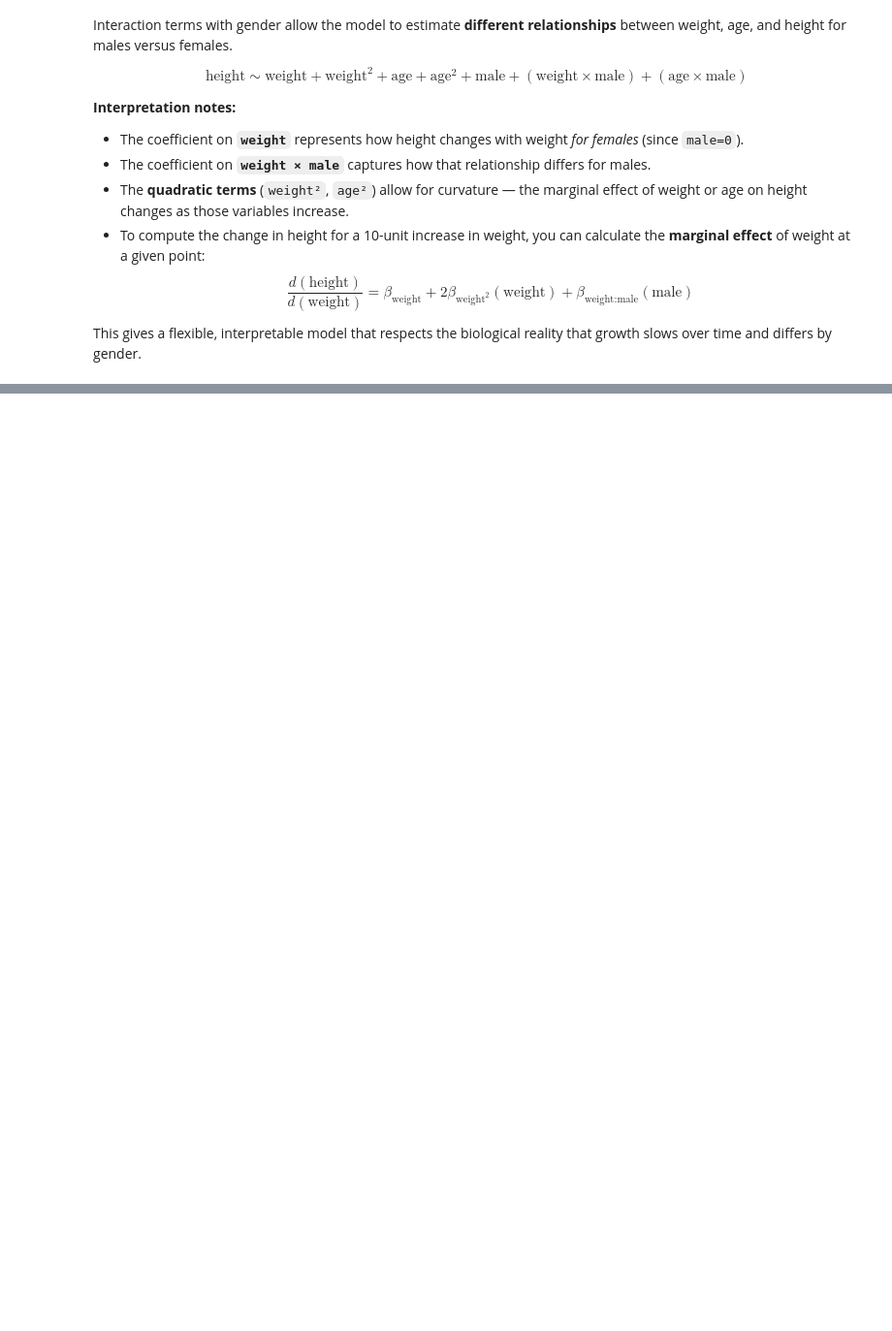
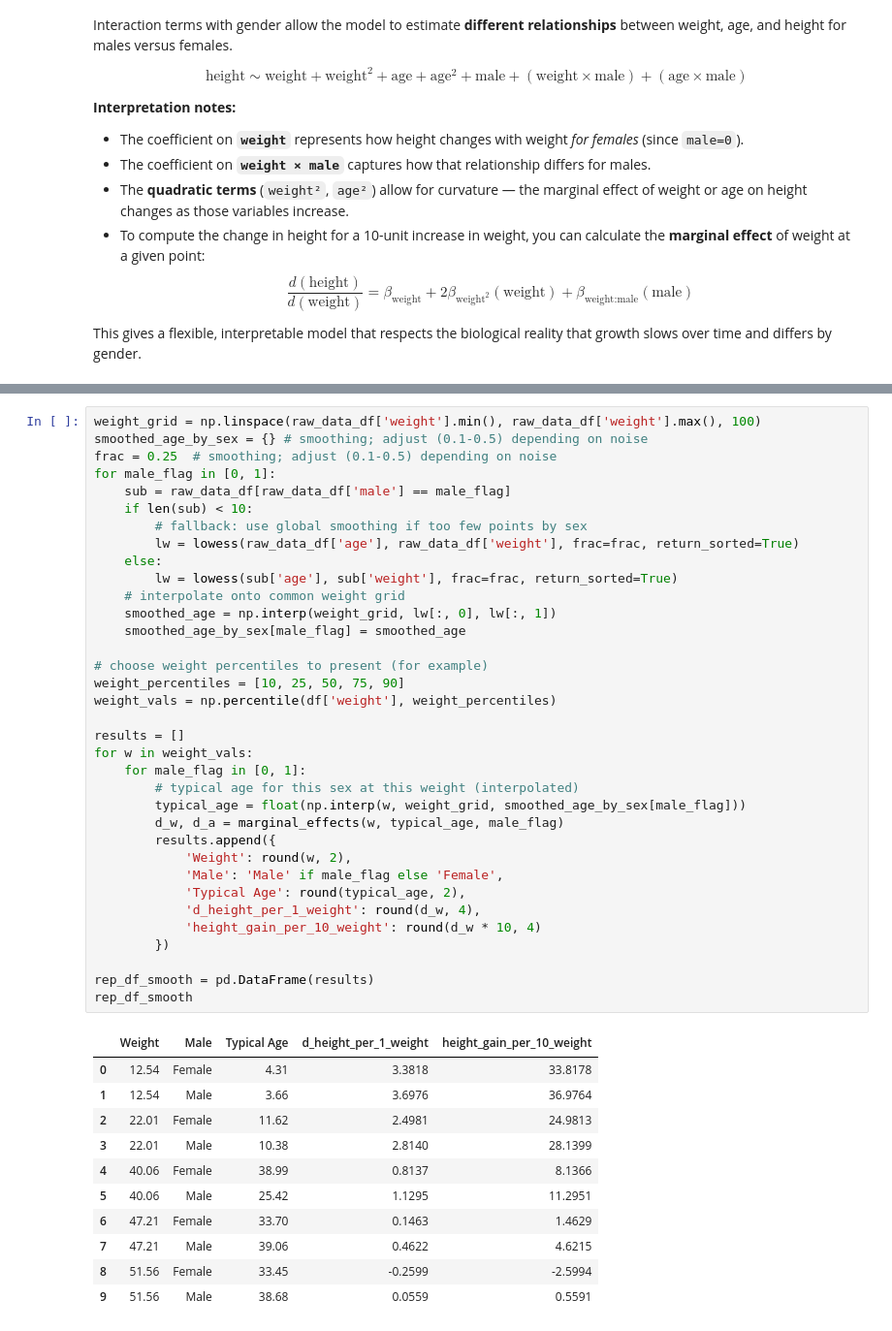
Before and after one commit to glenhanson/nrg_interview_prep, a Jupyter notebook: notebooks/question_2.ipynb, the cells around one changed output, grey strips where cells are left out. Shown at 97% size. Saved outputs shown, nothing was run; the diff lists cells and outputs as text; blank space fills up the shorter version.

```diff
--- a/notebooks/question_2.ipynb
+++ b/notebooks/question_2.ipynb
@@ -197,0 +216,47 @@ Male, weight=51.6, age=58.0:
+# %%
+weight_grid = np.linspace(raw_data_df['weight'].min(), raw_data_df['weight'].max(), 100)
+smoothed_age_by_sex = {} # smoothing; adjust (0.1-0.5) depending on noise
+frac = 0.25  # smoothing; adjust (0.1-0.5) depending on noise
+for male_flag in [0, 1]:
+    sub = raw_data_df[raw_data_df['male'] == male_flag]
+    if len(sub) < 10:
+        # fallback: use global smoothing if too few points by sex
+        lw = lowess(raw_data_df['age'], raw_data_df['weight'], frac=frac, return_sorted=True)
+    else:
+        lw = lowess(sub['age'], sub['weight'], frac=frac, return_sorted=True)
+    # interpolate onto common weight grid
+    smoothed_age = np.interp(weight_grid, lw[:, 0], lw[:, 1])
+    smoothed_age_by_sex[male_flag] = smoothed_age
+
+# choose weight percentiles to present (for example)
+weight_percentiles = [10, 25, 50, 75, 90]
+weight_vals = np.percentile(df['weight'], weight_percentiles)
+
+results = []
+for w in weight_vals:
+    for male_flag in [0, 1]:
+        # typical age for this sex at this weight (interpolated)
+        typical_age = float(np.interp(w, weight_grid, smoothed_age_by_sex[male_flag]))
+        d_w, d_a = marginal_effects(w, typical_age, male_flag)
+        results.append({
+            'Weight': round(w, 2),
+            'Male': 'Male' if male_flag else 'Female',
+            'Typical Age': round(typical_age, 2),
+            'd_height_per_1_weight': round(d_w, 4),
+            'height_gain_per_10_weight': round(d_w * 10, 4)
+        })
+
+rep_df_smooth = pd.DataFrame(results)
+rep_df_smooth
+# %% [output]
+|  | Weight | Male | Typical Age | d_height_per_1_weight | height_gain_per_10_weight |
+| 0 | 12.54 | Female | 4.31 | 3.3818 | 33.8178 |
+| 1 | 12.54 | Male | 3.66 | 3.6976 | 36.9764 |
+| 2 | 22.01 | Female | 11.62 | 2.4981 | 24.9813 |
+| 3 | 22.01 | Male | 10.38 | 2.8140 | 28.1399 |
+| 4 | 40.06 | Female | 38.99 | 0.8137 | 8.1366 |
+| 5 | 40.06 | Male | 25.42 | 1.1295 | 11.2951 |
+| 6 | 47.21 | Female | 33.70 | 0.1463 | 1.4629 |
+| 7 | 47.21 | Male | 39.06 | 0.4622 | 4.6215 |
+| 8 | 51.56 | Female | 33.45 | -0.2599 | -2.5994 |
+| 9 | 51.56 | Male | 38.68 | 0.0559 | 0.5591 |
```
Also changed, not shown: parts of 6 cells of this notebook, 6 other files.
